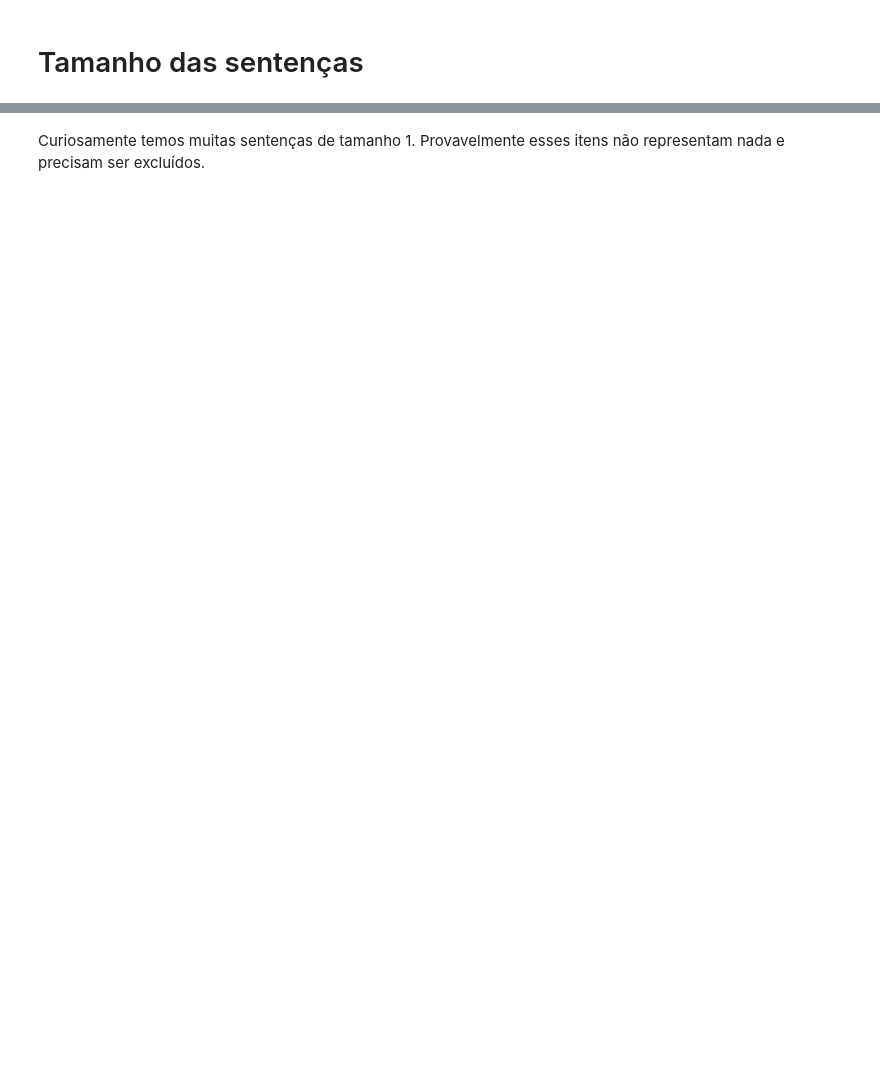
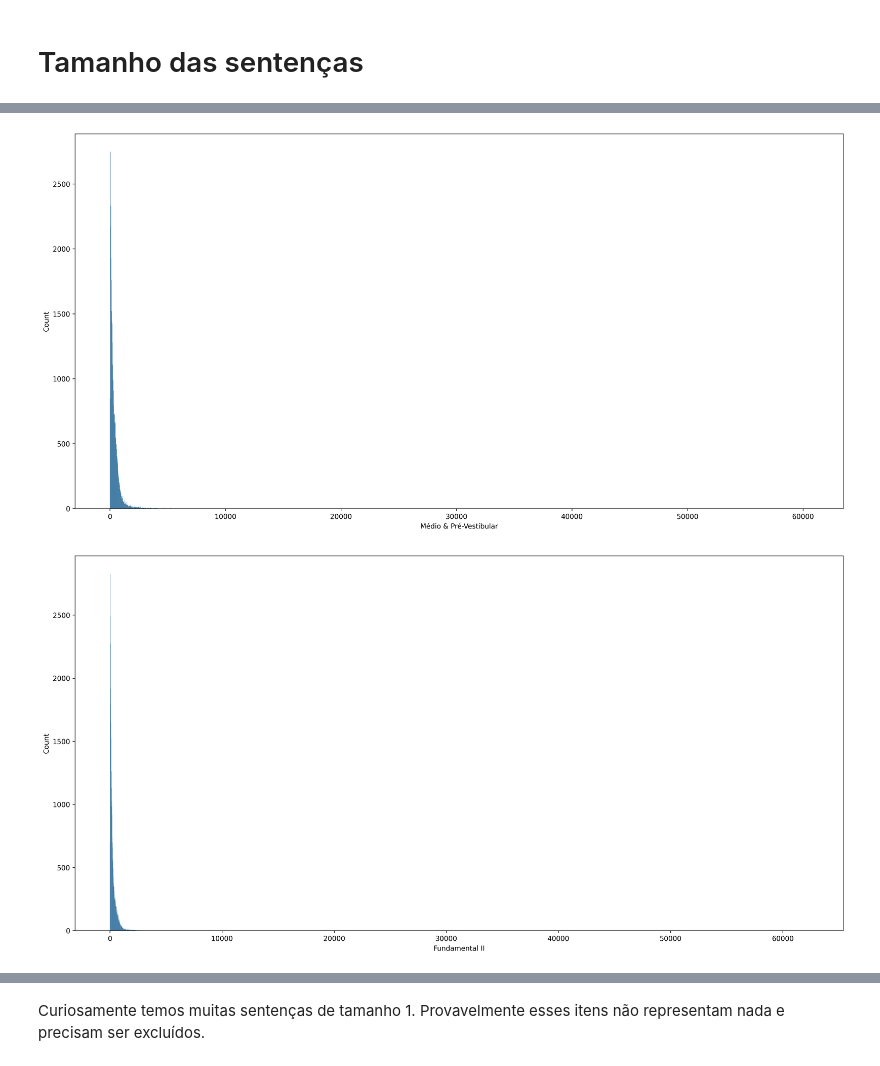
Before and after one commit to LucianoBatista/bncc-classifier, a Jupyter notebook: analysis/notebooks/luciano-01-01-eda.ipynb, the cells around one changed output, grey strips where cells are left out. Drawn from its saved outputs; the diff is of its cells as text; code cells hidden in the pictures; blank space fills up the shorter version.

```diff
--- a/analysis/notebooks/luciano-01-01-eda.ipynb
+++ b/analysis/notebooks/luciano-01-01-eda.ipynb
@@ -42,0 +60,12 @@ O valor mediano e médio de caracteres por questão é de 161 e de 291, respecti
+# %%
+targets = ["Médio & Pré-Vestibular", "Fundamental II", "Fundamental I"]
+
+for target in targets:
+    fig, ax = plt.subplots(figsize=(20, 10))
+
+    _ = sns.histplot(df_to_eda[df_to_eda["school_step"] == target]['question_c6'].str.len(), ax = ax)
+    plt.xlabel(target)
+    plt.show()
+# %% [output]
+[figure, added]
+[figure, added]
```
Also changed, not shown: parts of 11 cells of this notebook, 18 other files.
